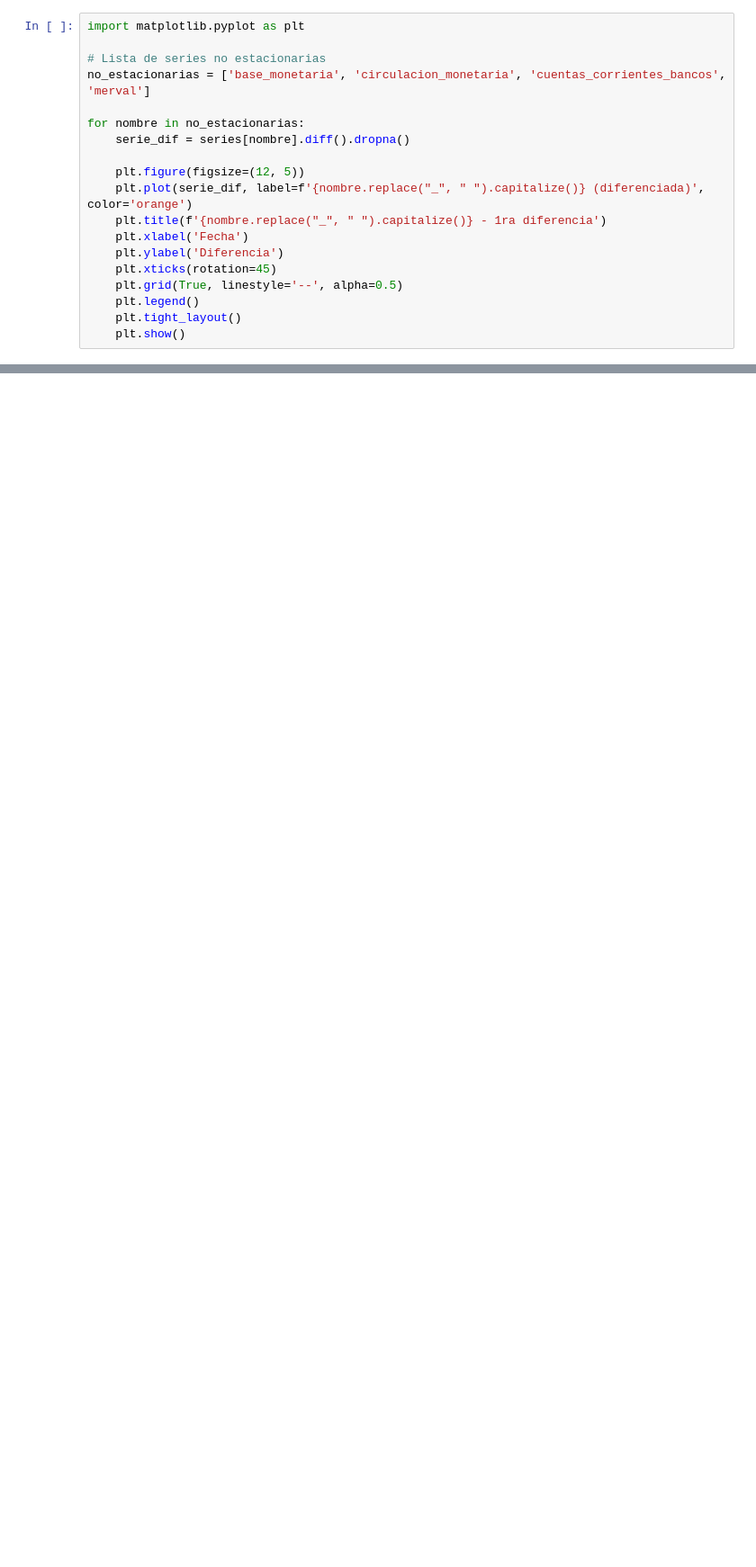
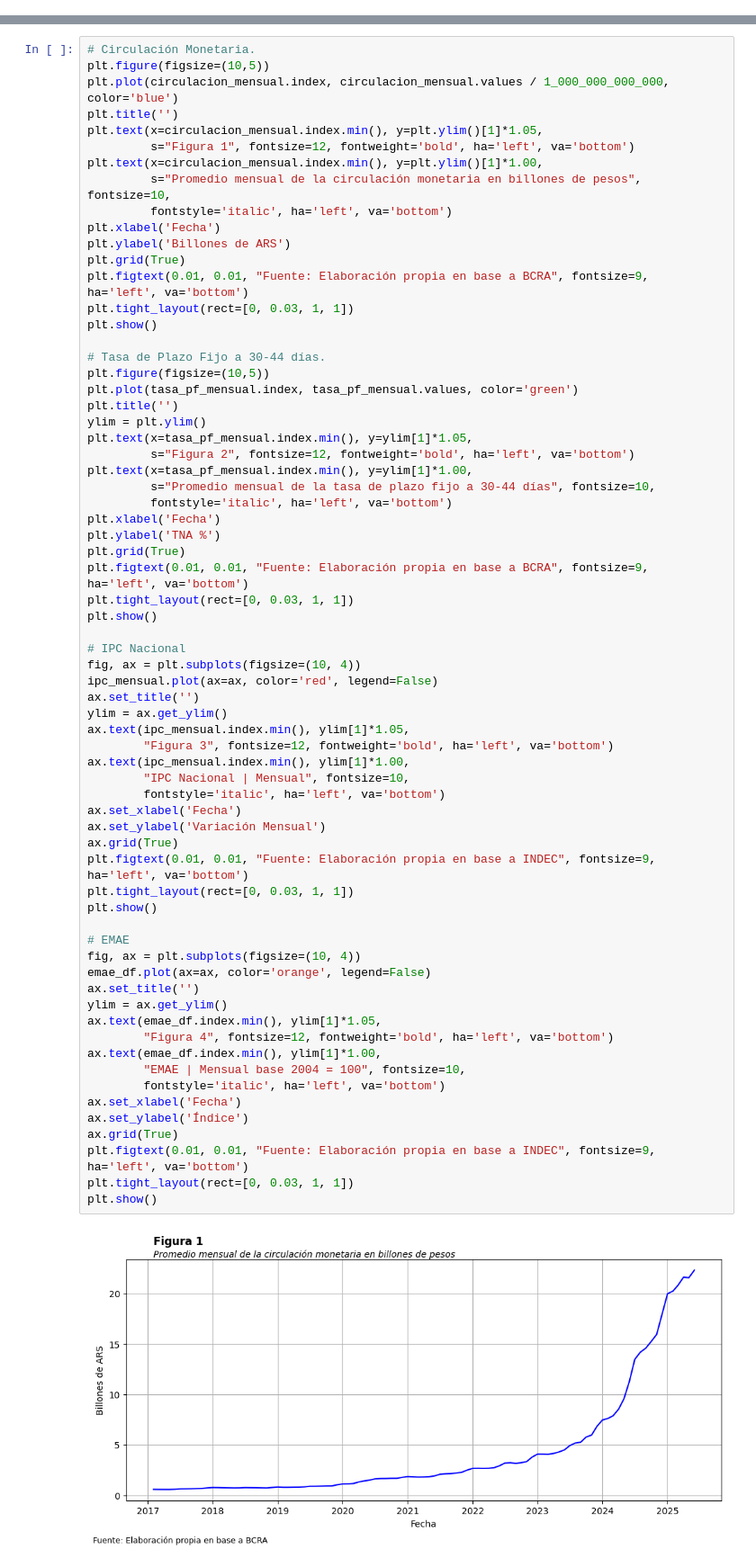
Before and after one commit to georgsmeinung/ast-tp, a Jupyter notebook: AST_TP1_Cancelas_Filipuzzi_Gallardo_Nicolau.ipynb, the cells around one changed output, grey strips where cells are left out. Shown at 90% size. Drawn from its saved outputs; the diff is of its cells as text; blank space fills up the shorter version.

```diff
--- a/AST_TP1_Cancelas_Filipuzzi_Gallardo_Nicolau.ipynb
+++ b/AST_TP1_Cancelas_Filipuzzi_Gallardo_Nicolau.ipynb
@@ -186,19 +2,0 @@ CER: p-valor ADF = 0.5767
-# %%
-import matplotlib.pyplot as plt
-
-# Lista de series no estacionarias
-no_estacionarias = ['base_monetaria', 'circulacion_monetaria', 'cuentas_corrientes_bancos', 'merval']
-
-for nombre in no_estacionarias:
-    serie_dif = series[nombre].diff().dropna()
-
-    plt.figure(figsize=(12, 5))
-    plt.plot(serie_dif, label=f'{nombre.replace("_", " ").capitalize()} (diferenciada)', color='orange')
-    plt.title(f'{nombre.replace("_", " ").capitalize()} - 1ra diferencia')
-    plt.xlabel('Fecha')
-    plt.ylabel('Diferencia')
-    plt.xticks(rotation=45)
-    plt.grid(True, linestyle='--', alpha=0.5)
-    plt.legend()
-    plt.tight_layout()
-    plt.show()
@@ -442,0 +180,69 @@ Varianza total: 0.0314
+# %%
+# Circulación Monetaria.
+plt.figure(figsize=(10,5))
+plt.plot(circulacion_mensual.index, circulacion_mensual.values / 1_000_000_000_000, color='blue')
+plt.title('')
+plt.text(x=circulacion_mensual.index.min(), y=plt.ylim()[1]*1.05,
+         s="Figura 1", fontsize=12, fontweight='bold', ha='left', va='bottom')
+plt.text(x=circulacion_mensual.index.min(), y=plt.ylim()[1]*1.00,
+         s="Promedio mensual de la circulación monetaria en billones de pesos", fontsize=10,
+         fontstyle='italic', ha='left', va='bottom')
+plt.xlabel('Fecha')
+plt.ylabel('Billones de ARS')
+plt.grid(True)
+plt.figtext(0.01, 0.01, "Fuente: Elaboración propia en base a BCRA", fontsize=9, ha='left', va='bottom')
+plt.tight_layout(rect=[0, 0.03, 1, 1])
+plt.show()
+
+# Tasa de Plazo Fijo a 30-44 días.
+plt.figure(figsize=(10,5))
+plt.plot(tasa_pf_mensual.index, tasa_pf_mensual.values, color='green')
+plt.title('')
+ylim = plt.ylim()
+plt.text(x=tasa_pf_mensual.index.min(), y=ylim[1]*1.05,
+         s="Figura 2", fontsize=12, fontweight='bold', ha='left', va='bottom')
+plt.text(x=tasa_pf_mensual.index.min(), y=ylim[1]*1.00,
+         s="Promedio mensual de la tasa de plazo fijo a 30-44 días", fontsize=10,
+         fontstyle='italic', ha='left', va='bottom')
+plt.xlabel('Fecha')
+plt.ylabel('TNA %')
+plt.grid(True)
+plt.figtext(0.01, 0.01, "Fuente: Elaboración propia en base a BCRA", fontsize=9, ha='left', va='bottom')
+plt.tight_layout(rect=[0, 0.03, 1, 1])
+plt.show()
+
+# IPC Nacional
+fig, ax = plt.subplots(figsize=(10, 4))
+ipc_mensual.plot(ax=ax, color='red', legend=False)
+ax.set_title('')
+ylim = ax.get_ylim()
+ax.text(ipc_mensual.index.min(), ylim[1]*1.05,
+        "Figura 3", fontsize=12, fontweight='bold', ha='left', va='bottom')
+ax.text(ipc_mensual.index.min(), ylim[1]*1.00,
+        "IPC Nacional | Mensual", fontsize=10,
+        fontstyle='italic', ha='left', va='bottom')
+ax.set_xlabel('Fecha')
+ax.set_ylabel('Variación Mensual')
+ax.grid(True)
+plt.figtext(0.01, 0.01, "Fuente: Elaboración propia en base a INDEC", fontsize=9, ha='left', va='bottom')
+plt.tight_layout(rect=[0, 0.03, 1, 1])
+plt.show()
+
+# EMAE
+fig, ax = plt.subplots(figsize=(10, 4))
+emae_df.plot(ax=ax, color='orange', legend=False)
+ax.set_title('')
+ylim = ax.get_ylim()
+ax.text(emae_df.index.min(), ylim[1]*1.05,
+        "Figura 4", fontsize=12, fontweight='bold', ha='left', va='bottom')
+ax.text(emae_df.index.min(), ylim[1]*1.00,
+        "EMAE | Mensual base 2004 = 100", fontsize=10,
+        fontstyle='italic', ha='left', va='bottom')
+ax.set_xlabel('Fecha')
+ax.set_ylabel('Índice')
+ax.grid(True)
+plt.figtext(0.01, 0.01, "Fuente: Elaboración propia en base a INDEC", fontsize=9, ha='left', va='bottom')
+plt.tight_layout(rect=[0, 0.03, 1, 1])
+plt.show()
+# %% [output]
+[figure, added]
```
Also changed, not shown: parts of 56 cells of this notebook.
